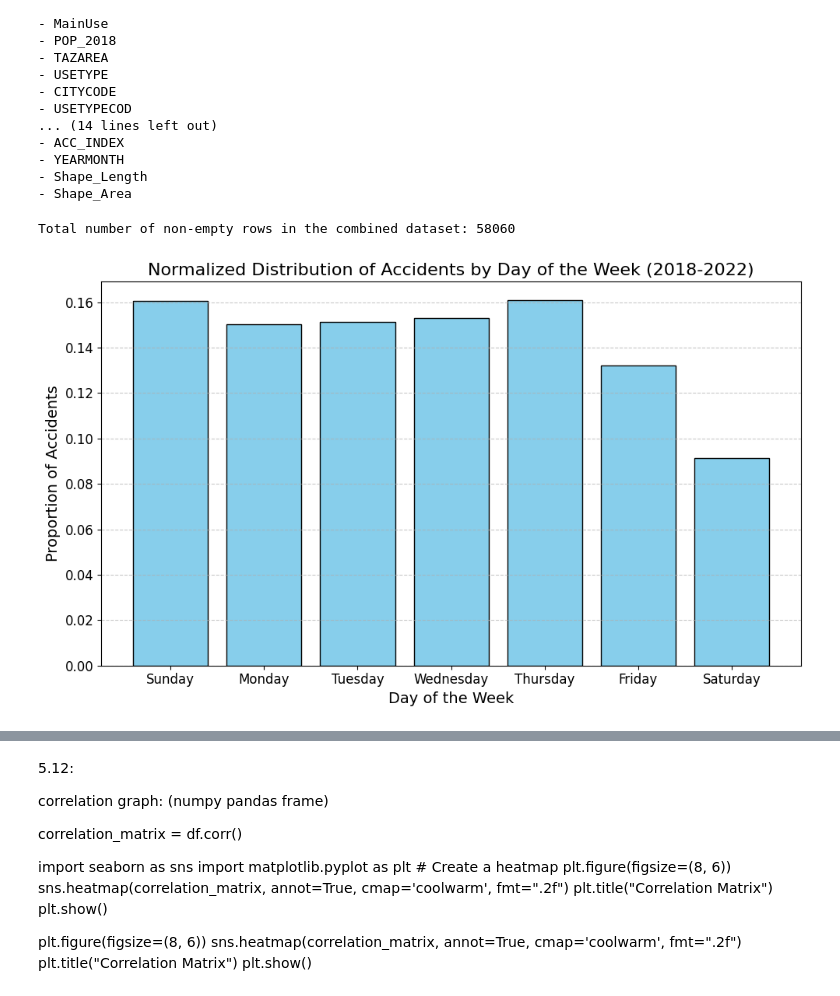
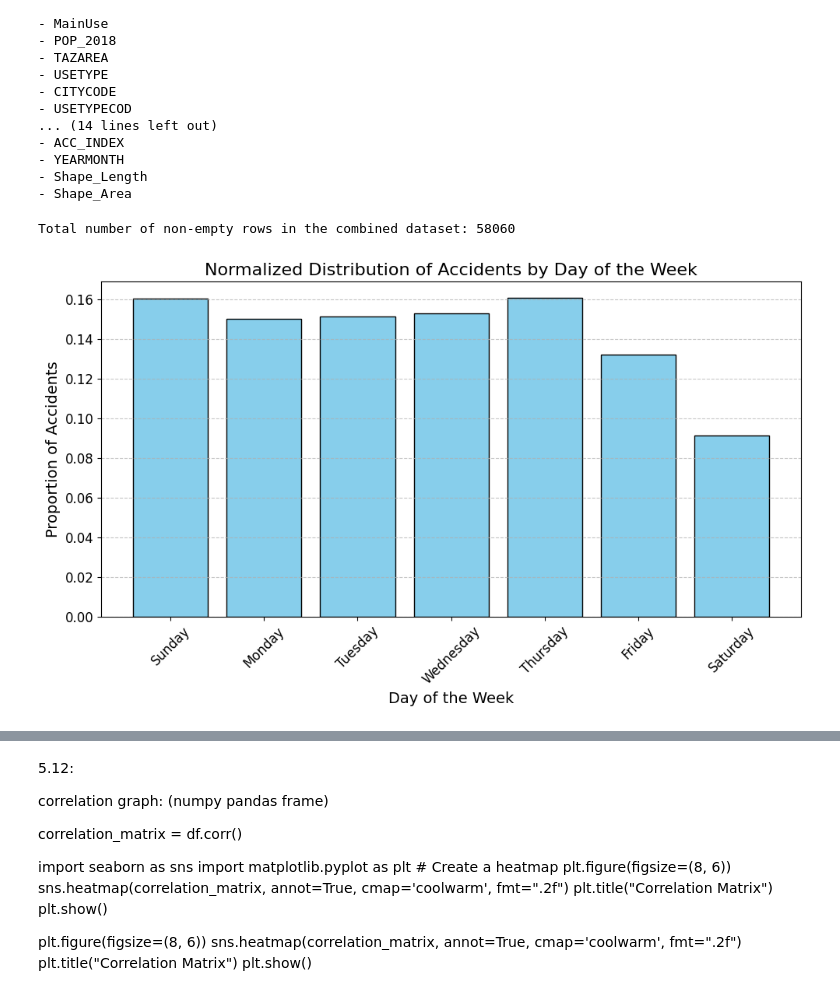
Before and after one commit to zaurusman/Project-RideShare, a Jupyter notebook: project_rIdeshare.ipynb, the cells around one changed output, grey strips where cells are left out. Drawn from its saved outputs; the diff is of its cells as text; code cells hidden in the pictures.

Commit message:
shira made changes

```diff
--- a/project_rIdeshare.ipynb
+++ b/project_rIdeshare.ipynb
@@ -213,61 +213,83 @@ all_data = []
 
 # Loop through each year and load the data
 for year, path in file_paths.items():
     try:
         # Load the dataset
         data = pd.read_csv(path)
 
         # Add a column for the year to identify data
         data['Year'] = year
 
         # Append to the list
         all_data.append(data)
     except FileNotFoundError:
         print(f"File for {year} not found at path: {path}")
         continue
 
 # Combine all datasets
 combined_data = pd.concat(all_data, ignore_index=True)
 
 # Count non-empty rows
 non_empty_rows = combined_data.dropna(how='all').shape[0]
 print(f"Total number of non-empty rows in the combined dataset: {non_empty_rows}")
 
-# Check if 'YOM_BASHAVUA' exists in the data
-if 'YOM_BASHAVUA' not in combined_data.columns:
-    raise ValueError("The 'YOM_BASHAVUA' column is missing from the combined dataset.")
+# Define mappings for fields
+field_mappings = {
+    'YOM_BASHAVUA': {
+        'mapping': {
+            1: "Sunday", 2: "Monday", 3: "Tuesday",
+            4: "Wednesday", 5: "Thursday", 6: "Friday", 7: "Saturday"
+        },
+        'title': 'Normalized Distribution of Accidents by Day of the Week',
+        'xlabel': 'Day of the Week'
+    },
+    'HODESH_TEUNA': {
+        'mapping': {
+            1: "January", 2: "February", 3: "March", 4: "April",
+            5: "May", 6: "June", 7: "July", 8: "August",
+            9: "September", 10: "October", 11: "November", 12: "December"
+        },
+        'title': 'Normalized Distribution of Accidents by Month',
+        'xlabel': 'Month'
+    },
+    'YOM_LAYLA': {
+        'mapping': {
+            1: "Day", 2: "Night"
+        },
+        'title': 'Normalized Distribution of Accidents by Day/Night',
+        'xlabel': 'Day or Night'
+    } #shira: to check about this
+}
 
-# Map numbers to day names
-days_mapping = {
-    1: "Sunday",
-    2: "Monday",
-    3: "Tuesday",
-    4: "Wednesday",
-    5: "Thursday",
-    6: "Friday",
-    7: "Saturday"
-}
-combined_data['Day_Name'] = combined_data['YOM_BASHAVUA'].map(days_mapping)
+# Analyze and plot distributions for each field
+for field, details in field_mappings.items():
+    # Check if the field exists in the data
+    if field not in combined_data.columns:
+        print(f"Field '{field}' is missing from the dataset. Skipping...")
+        continue
 
-# Count occurrences for each day
-day_counts = combined_data['Day_Name'].value_counts().reindex(days_mapping.values(), fill_value=0)
+    # Map field values to names
+    combined_data[f'{field}_Name'] = combined_data[field].map(details['mapping'])
 
-# Normalize the values for distribution (0 to 1)
-day_distribution = day_counts / day_counts.sum()
+    # Count occurrences for each category
+    field_counts = combined_data[f'{field}_Name'].value_counts().reindex(details['mapping'].values(), fill_value=0)
 
-# Plot the distribution graph
-plt.figure(figsize=(10, 6))
-plt.bar(day_distribution.index, day_distribution.values, edgecolor='black', color='skyblue')
-plt.title('Normalized Distribution of Accidents by Day of the Week (2018-2022)', fontsize=16)
-plt.xlabel('Day of the Week', fontsize=14)
-plt.ylabel('Proportion of Accidents', fontsize=14)
-plt.xticks(fontsize=12)
-plt.yticks(fontsize=12)
-plt.grid(axis='y', linestyle='--', alpha=0.7)
-plt.tight_layout()
+    # Normalize the values for distribution (0 to 1)
+    field_distribution = field_counts / field_counts.sum()
 
-# Show the graph
-plt.show()
+    # Plot the distribution graph
+    plt.figure(figsize=(10, 6))
+    plt.bar(field_distribution.index, field_distribution.values, edgecolor='black', color='skyblue')
+    plt.title(details['title'], fontsize=16)
+    plt.xlabel(details['xlabel'], fontsize=14)
+    plt.ylabel('Proportion of Accidents', fontsize=14)
+    plt.xticks(fontsize=12, rotation=45)
+    plt.yticks(fontsize=12)
+    plt.grid(axis='y', linestyle='--', alpha=0.7)
+    plt.tight_layout()
+
+    # Show the graph
+    plt.show()
 # %% [output]
 Total number of non-empty rows in the combined dataset: 58060
-[figure, old version]
+[figure, new version]
```
Also changed, not shown: parts of 2 cells of this notebook.
